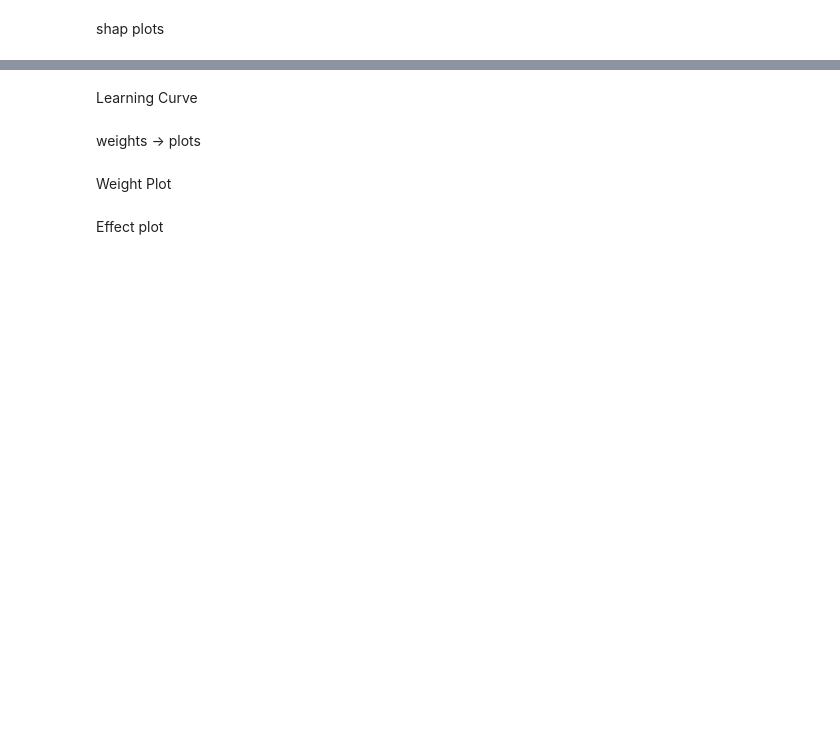
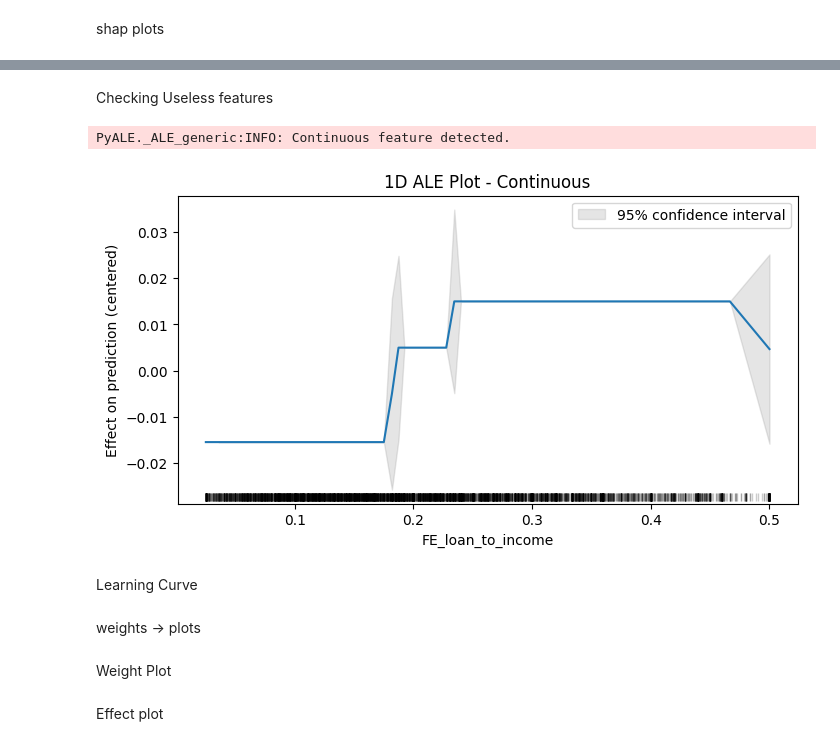
Before and after one commit to Mbu32/Credit-Default, a Jupyter notebook: Trees/endtoend_trees.ipynb, the cells around one changed output, grey strips where cells are left out. Cells and saved outputs as stored; diff of their text form; code cells hidden in the pictures; blank space fills up the shorter version.

```diff
--- a/Trees/endtoend_trees.ipynb
+++ b/Trees/endtoend_trees.ipynb
@@ -329,3 +452,17 @@ plt.show()
+# %% [markdown]
+Checking Useless features
+# %%
+features=X_train_sample.columns
+ale_eff = ale(
+    X=X_train_sample[features],
+    model=tuned_model,
+    feature=['FE_loan_to_income'],
+    grid_size=50,
+    include_CI=True
+)
+# %% [output]
+PyALE._ALE_generic:INFO: Continuous feature detected.
+[figure, added]
 # %% [markdown]
 Learning Curve
 # %%
```
Also changed, not shown: parts of 13 cells of this notebook, 1 other file.
